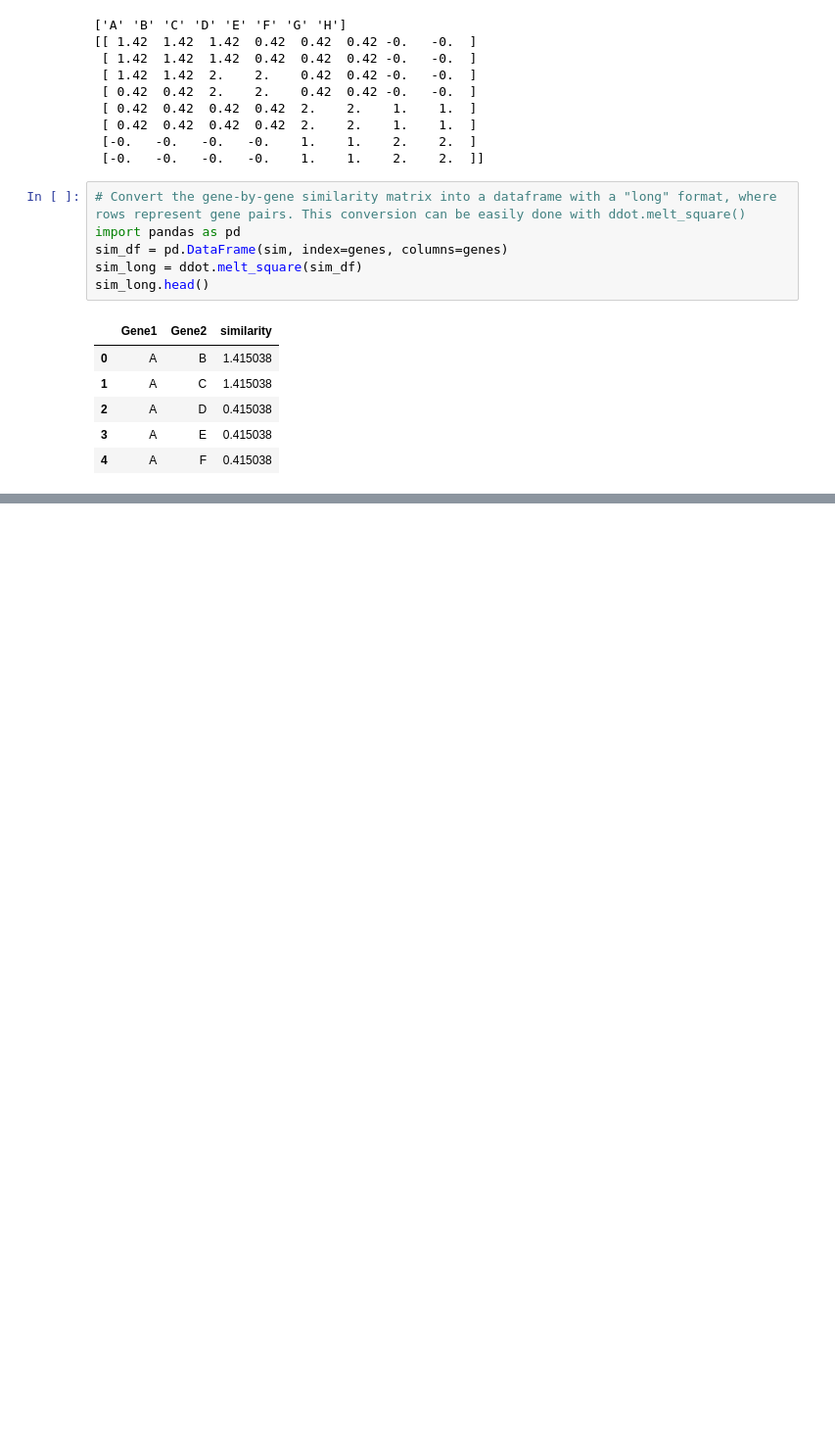
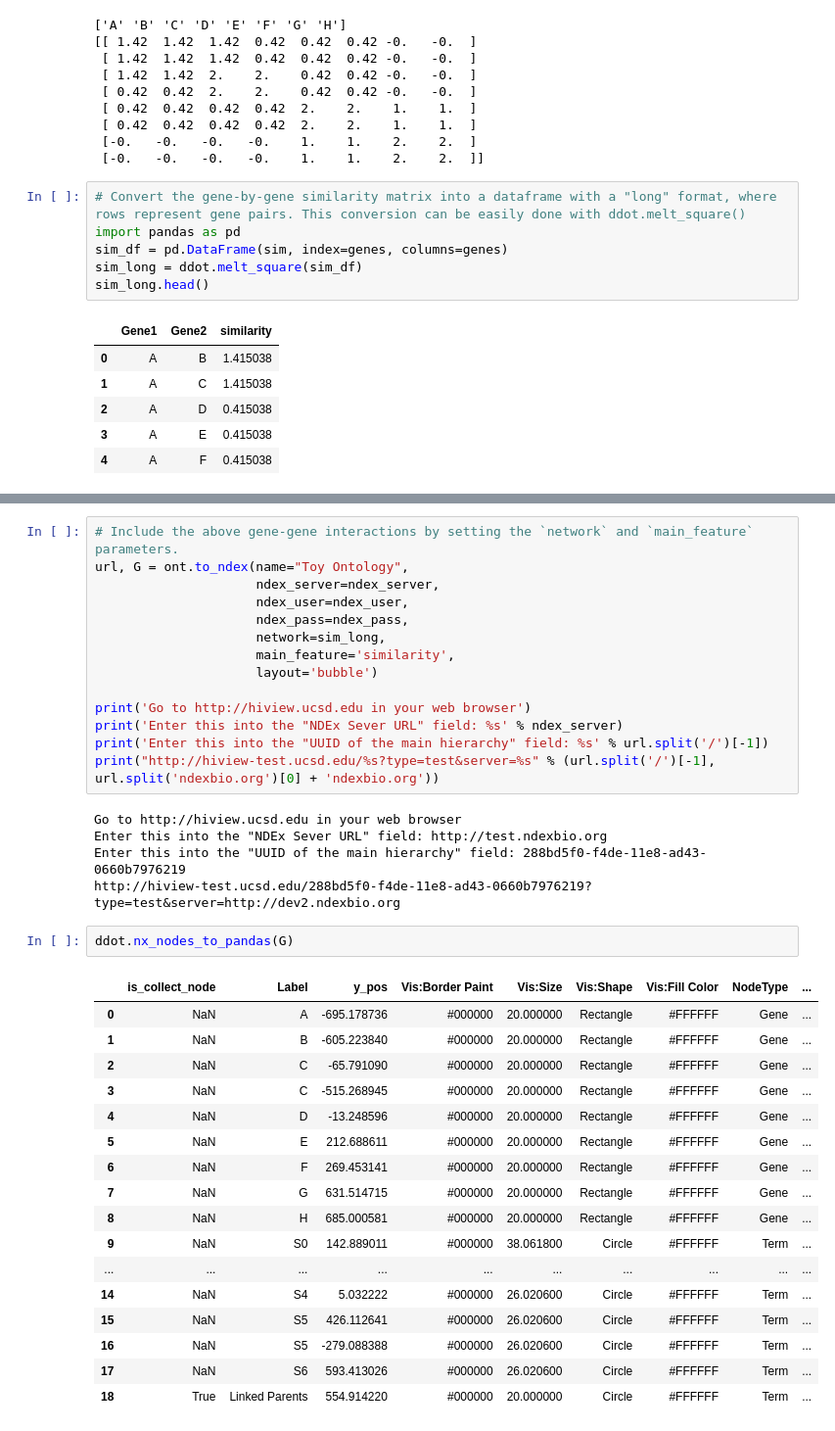
Before and after one commit to michaelkyu/ddot, a Jupyter notebook: examples/Tutorial.ipynb, the cells around one changed output, grey strips where cells are left out. Shown at 98% size. Saved outputs shown, nothing was run; the diff lists cells and outputs as text; blank space fills up the shorter version.

```diff
--- a/examples/Tutorial.ipynb
+++ b/examples/Tutorial.ipynb
@@ -750,0 +766,39 @@ http://hiview-test.ucsd.edu/5e1095e1-d956-11e8-a260-0660b7976219?type=test&serve
+# %%
+# Include the above gene-gene interactions by setting the `network` and `main_feature` parameters.
+url, G = ont.to_ndex(name="Toy Ontology",
+                     ndex_server=ndex_server,
+                     ndex_user=ndex_user,
+                     ndex_pass=ndex_pass,
+                     network=sim_long,
+                     main_feature='similarity',
+                     layout='bubble')
+
+print('Go to http://hiview.ucsd.edu in your web browser')
+print('Enter this into the "NDEx Sever URL" field: %s' % ndex_server)
+print('Enter this into the "UUID of the main hierarchy" field: %s' % url.split('/')[-1])
+print("http://hiview-test.ucsd.edu/%s?type=test&server=%s" % (url.split('/')[-1], url.split('ndexbio.org')[0] + 'ndexbio.org'))
+# %% [output]
+Go to http://hiview.ucsd.edu in your web browser
+Enter this into the "NDEx Sever URL" field: http://test.ndexbio.org
+Enter this into the "UUID of the main hierarchy" field: 288bd5f0-f4de-11e8-ad43-0660b7976219
+http://hiview-test.ucsd.edu/288bd5f0-f4de-11e8-ad43-0660b7976219?type=test&server=http://dev2.ndexbio.org
+# %%
+ddot.nx_nodes_to_pandas(G)
+# %% [output]
+|  | is_collect_node | Label | y_pos | Vis:Border Paint | Vis:Size | Vis:Shape | Vis:Fill Color | NodeType | ... |
+| 0 | NaN | A | -695.178736 | #000000 | 20.000000 | Rectangle | #FFFFFF | Gene | ... |
+| 1 | NaN | B | -605.223840 | #000000 | 20.000000 | Rectangle | #FFFFFF | Gene | ... |
+| 2 | NaN | C | -65.791090 | #000000 | 20.000000 | Rectangle | #FFFFFF | Gene | ... |
+| 3 | NaN | C | -515.268945 | #000000 | 20.000000 | Rectangle | #FFFFFF | Gene | ... |
+| 4 | NaN | D | -13.248596 | #000000 | 20.000000 | Rectangle | #FFFFFF | Gene | ... |
+| 5 | NaN | E | 212.688611 | #000000 | 20.000000 | Rectangle | #FFFFFF | Gene | ... |
+| 6 | NaN | F | 269.453141 | #000000 | 20.000000 | Rectangle | #FFFFFF | Gene | ... |
+| 7 | NaN | G | 631.514715 | #000000 | 20.000000 | Rectangle | #FFFFFF | Gene | ... |
+| 8 | NaN | H | 685.000581 | #000000 | 20.000000 | Rectangle | #FFFFFF | Gene | ... |
+| 9 | NaN | S0 | 142.889011 | #000000 | 38.061800 | Circle | #FFFFFF | Term | ... |
+| ... | ... | ... | ... | ... | ... | ... | ... | ... | ... |
+| 14 | NaN | S4 | 5.032222 | #000000 | 26.020600 | Circle | #FFFFFF | Term | ... |
+| 15 | NaN | S5 | 426.112641 | #000000 | 26.020600 | Circle | #FFFFFF | Term | ... |
+| 16 | NaN | S5 | -279.088388 | #000000 | 26.020600 | Circle | #FFFFFF | Term | ... |
+| 17 | NaN | S6 | 593.413026 | #000000 | 26.020600 | Circle | #FFFFFF | Term | ... |
+| 18 | True | Linked Parents | 554.914220 | #000000 | 20.000000 | Circle | #FFFFFF | Term | ... |
```
Also changed, not shown: parts of 7 cells of this notebook, 1 other file.
